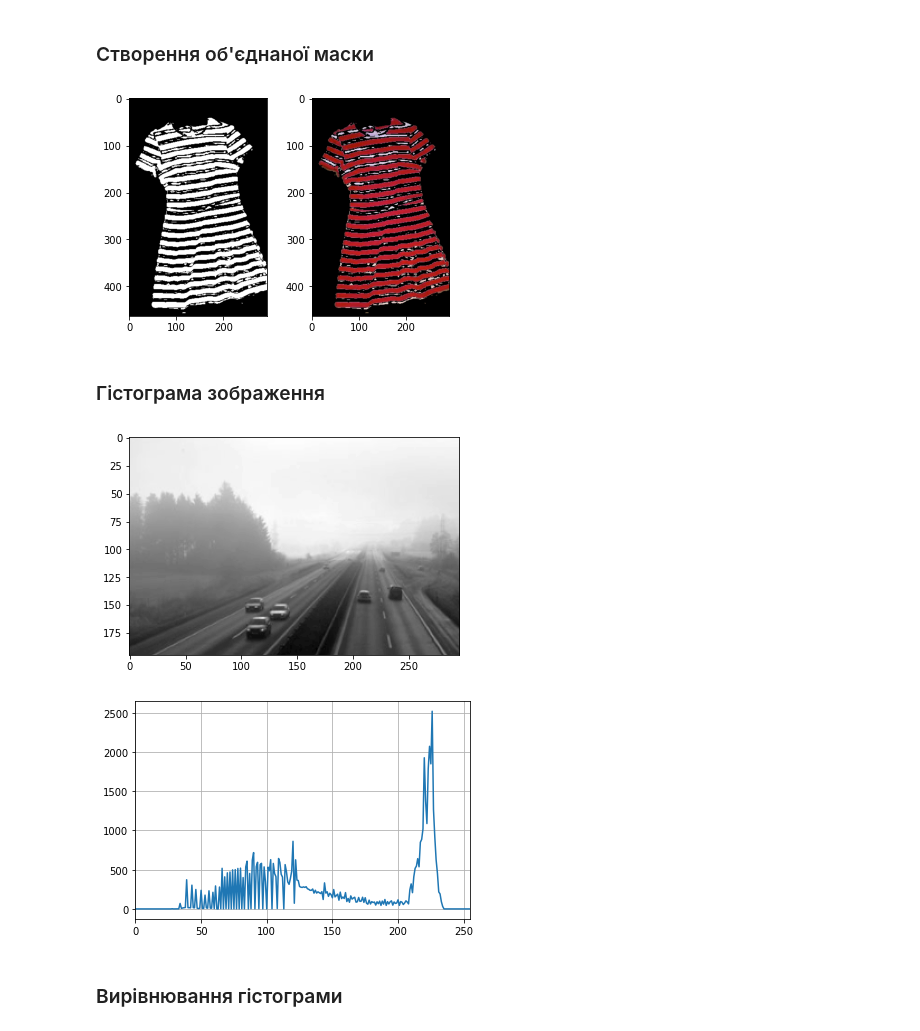
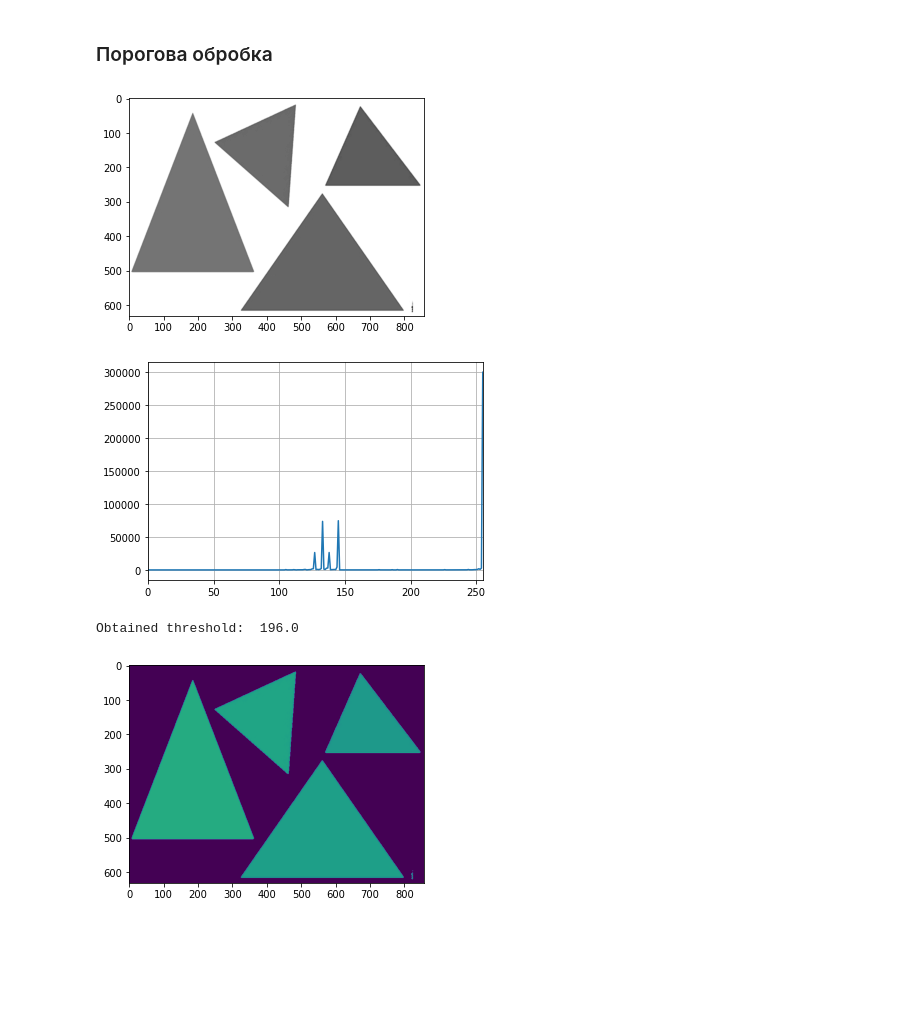
Before and after one commit to Nataliia-Shap/4-course-PatternRecognition, a Jupyter notebook: Приклад_4_5.ipynb, the cells around one changed output. Cells and saved outputs as stored; diff of their text form; code cells hidden in the pictures; blank space fills up the shorter version.

Commit message:
Створено в Colaboratory

```diff
--- a/Приклад_4_5.ipynb
+++ b/Приклад_4_5.ipynb
@@ -74,28 +3,34 @@ plt.show()
-# %% [markdown]
-### Створення об'єднаної маски
-# %%
-final_mask = mask + mask_white
-result_F = cv2.bitwise_and(nemo_rgb, nemo_rgb, mask=final_mask)
-plt.subplot(1, 2, 1)
-plt.imshow(final_mask, cmap='gray')
-plt.subplot(1, 2, 2)
-plt.imshow(result_F)
-plt.show()
-# %% [output]
-[figure, removed]
-# %% [markdown]
-### Гістограма зображення
+# %% [markdown]
+### Порогова обробка
 # %%
-road = cv2.imread('/content/drive/My Drive/Colab Notebooks/road.png',cv2.IMREAD_GRAYSCALE)
-plt.imshow(road,cmap="gray")
+import cv2
+import numpy as np
+import matplotlib.pyplot as plt
+from google.colab.patches import cv2_imshow
+import skimage.color
+import skimage.filters
+import skimage.io
+rect = cv2.imread('/content/drive/My Drive/Colab Notebooks/tr.png',cv2.IMREAD_GRAYSCALE)   #cup
+plt.imshow(rect,cmap="gray")
 plt.show()
-hist = cv2.calcHist([road], [0], None, [256], [0, 256])
+image = cv2.GaussianBlur(rect, (5, 5), 0)
+hist = cv2.calcHist([rect], [0], None, [256], [0, 256])
 plt.plot(hist)
 plt.xlim([0, 255])
 plt.grid()
 plt.show()
+otsu_threshold, image_result = cv2.threshold(image, 0, 255, cv2.THRESH_BINARY + cv2.THRESH_OTSU,)
+print("Obtained threshold: ", otsu_threshold)
+
+mask = image < otsu_threshold
+sel = np.zeros_like(rect)
+sel[mask] = rect[mask]
+# display the result
+#skimage.io.imshow(sel)
+plt.imshow(sel)
+plt.show()
 # %% [output]
-[figure, old version]
+[figure, new version]
-[figure, old version]
+[figure, new version]
+Obtained threshold:  196.0
+[figure, added]
-# %% [markdown]
-### Вирівнювання гістограми
```
Also changed, not shown: parts of 15 cells of this notebook.
